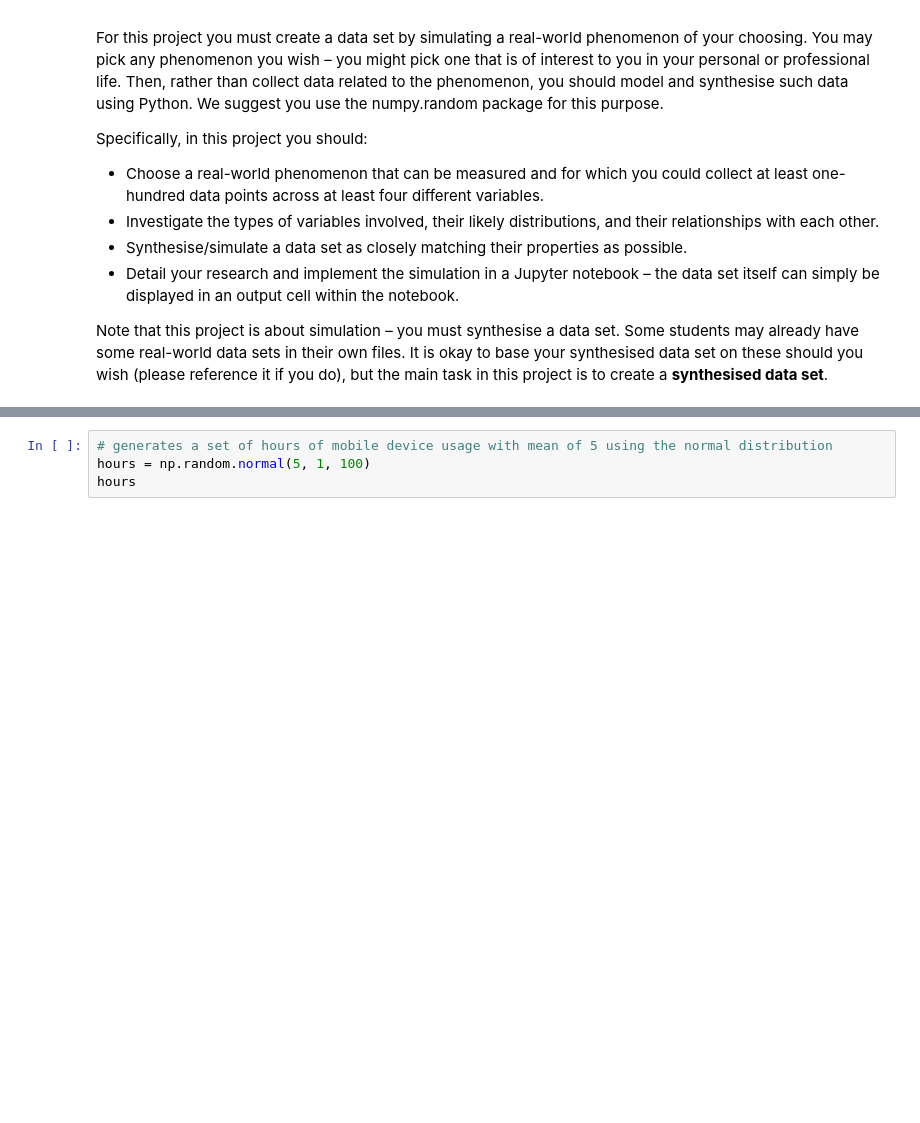
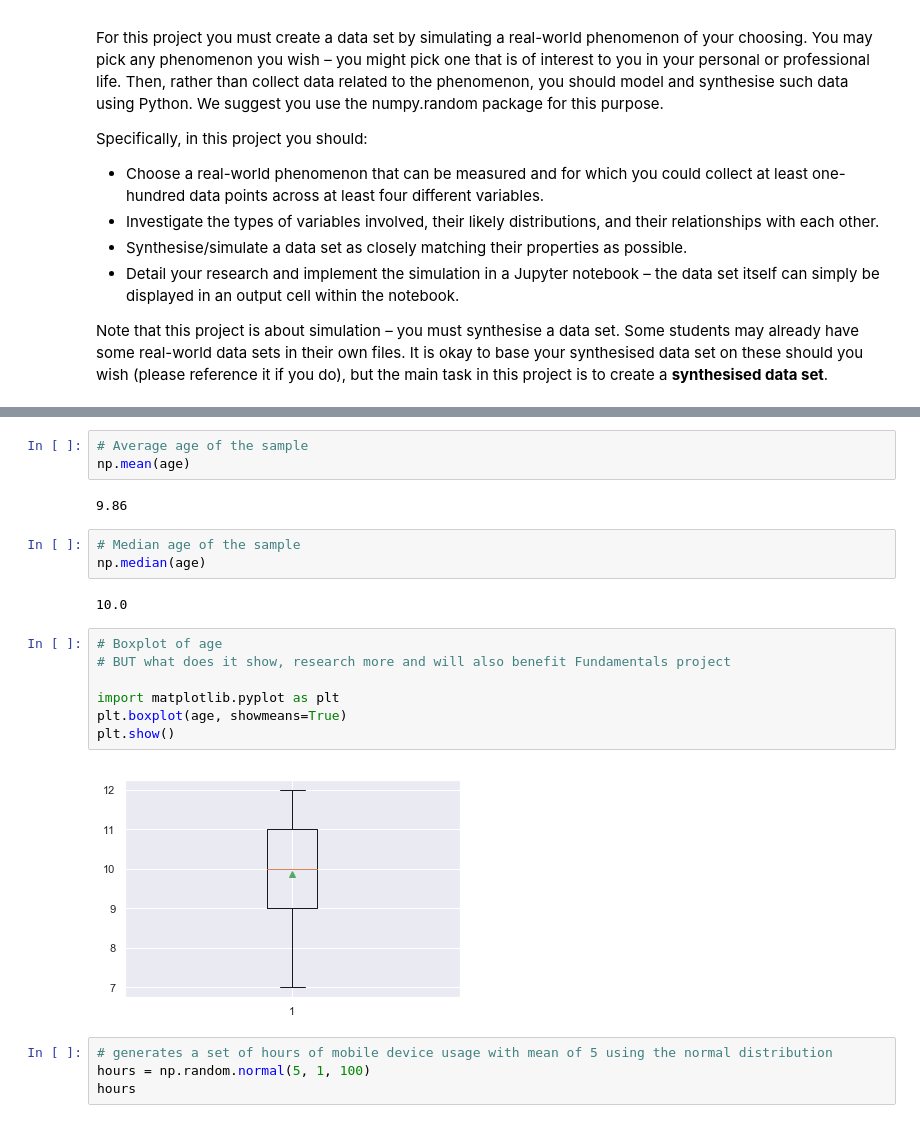
Before and after one commit to JulianConneely/Programming-for-Data-Analysis-Project-Dec18, a Jupyter notebook: Santa Claus.ipynb, the cells around one changed output, grey strips where cells are left out. Drawn from its saved outputs; the diff is of its cells as text; blank space fills up the shorter version.

```diff
--- a/Santa Claus.ipynb
+++ b/Santa Claus.ipynb
@@ -50,3 +55,22 @@ array([ 7,  9,  9, 12, 10,  9, 10, 11,  9,  9,  9,  8,  8, 11, 10,  7, 11,
+# %%
+# Average age of the sample
+np.mean(age)
+# %% [output]
+9.86
+# %%
+# Median age of the sample
+np.median(age)
+# %% [output]
+10.0
+# %%
+# Boxplot of age
+# BUT what does it show, research more and will also benefit Fundamentals project
+
+import matplotlib.pyplot as plt
+plt.boxplot(age, showmeans=True)
+plt.show()
+# %% [output]
+[figure, added]
 # %%
 # generates a set of hours of mobile device usage with mean of 5 using the normal distribution
 hours = np.random.normal(5, 1, 100)
```
Also changed, not shown: parts of 8 cells of this notebook.
